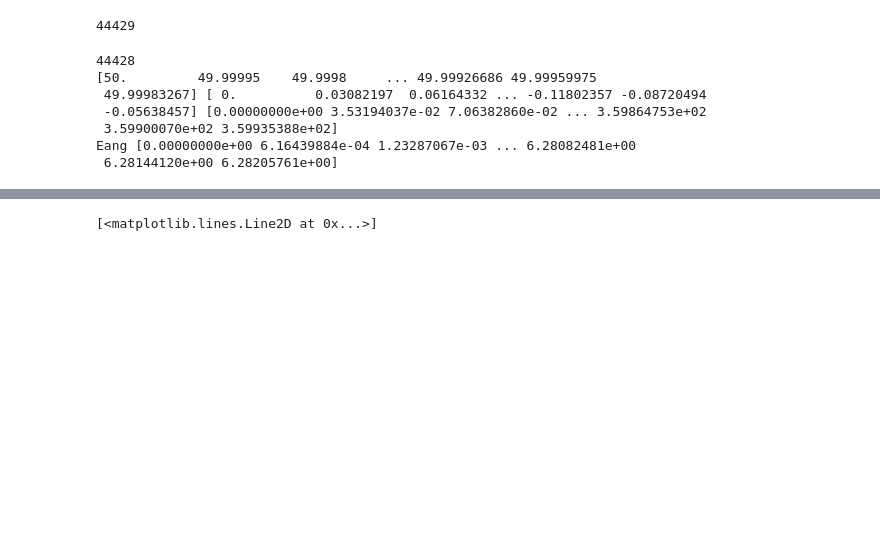
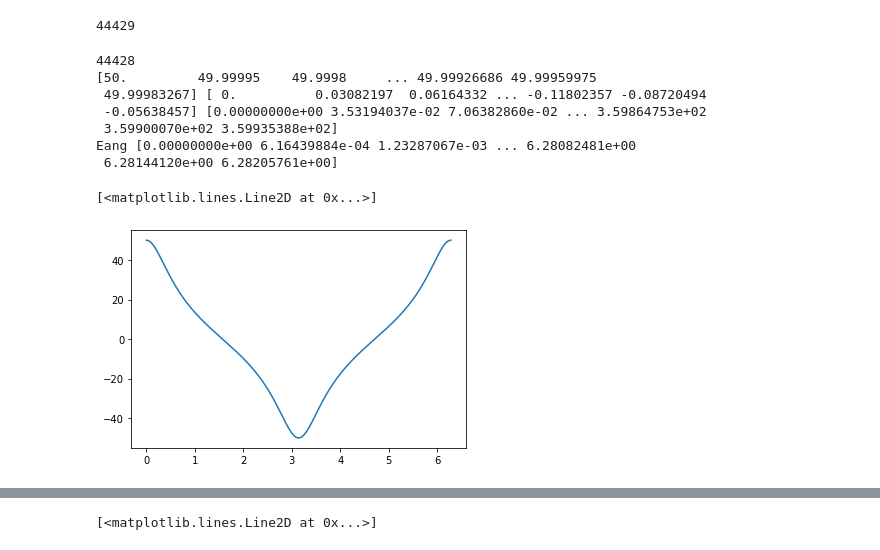
Before and after one commit to sdorsher/ManyBodyProblem, a Jupyter notebook: Vector Elliptical Perihelion.ipynb, the cells around one changed output, grey strips where cells are left out. Saved outputs shown, nothing was run; the diff lists cells and outputs as text; code cells hidden in the pictures; blank space fills up the shorter version.

```diff
--- a/Vector Elliptical Perihelion.ipynb
+++ b/Vector Elliptical Perihelion.ipynb
@@ -449,3 +450,8 @@ Eang [0.00000000e+00 6.16439884e-04 1.23287067e-03 ... 6.28082481e+00
  6.28144120e+00 6.28205761e+00]
 # %%
 nptimesoneorbit=nptimes[0:endindex-1]
+# %%
+plt.plot(Eang0, xE0)
+# %% [output]
+[<matplotlib.lines.Line2D at 0x...>]
+[figure, added]
```
Also changed, not shown: parts of 14 cells of this notebook.
